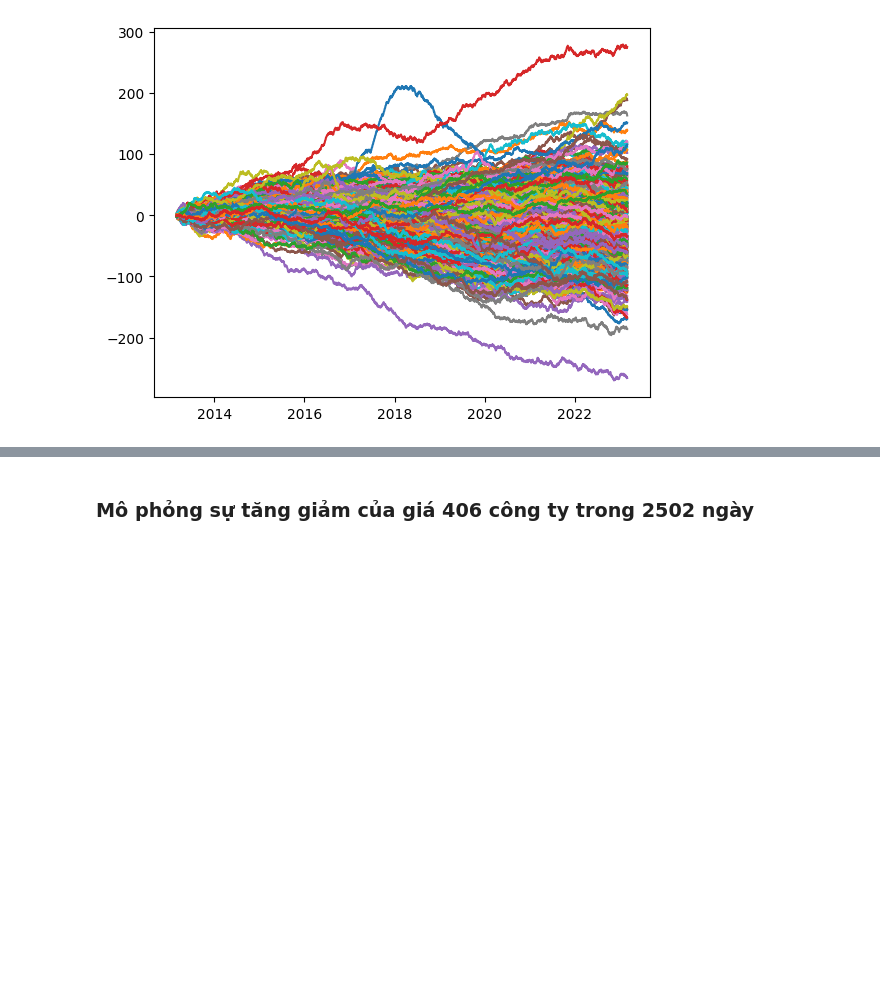
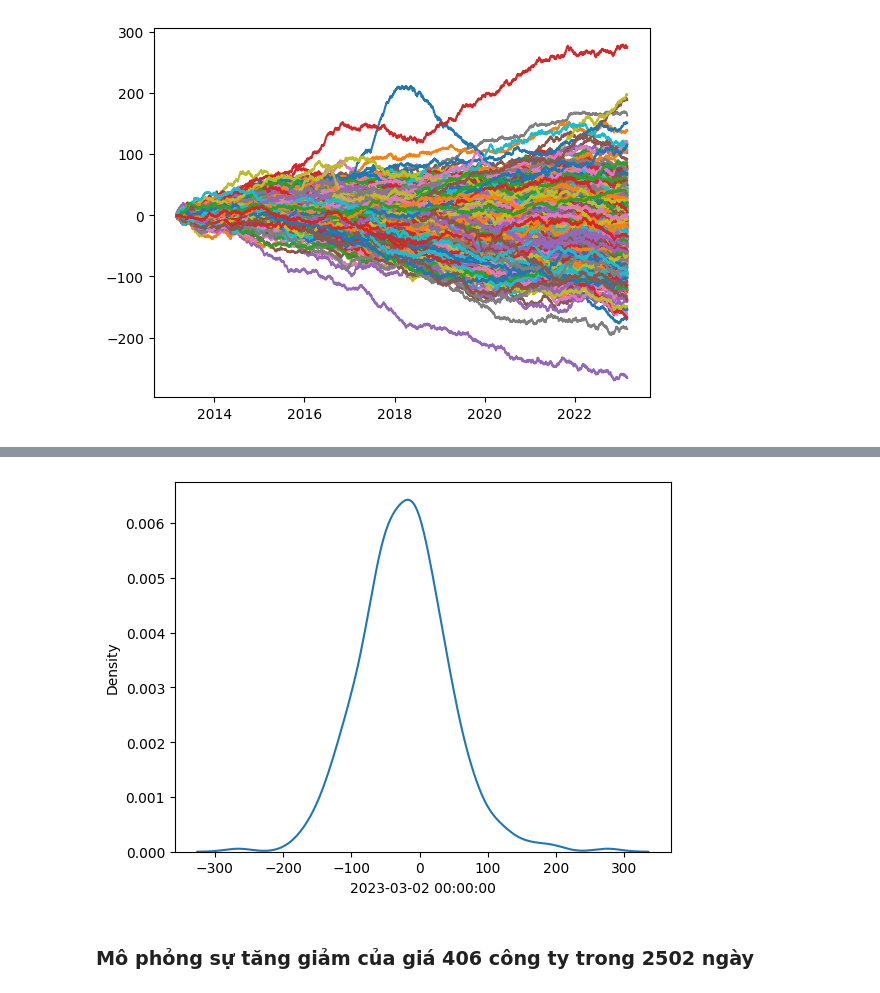
Before and after one commit to khanhtrinh2003/Financial-mathematics, a Jupyter notebook: main.ipynb, the cells around one changed output, grey strips where cells are left out. Drawn from its saved outputs; the diff is of its cells as text; code cells hidden in the pictures; blank space fills up the shorter version.

```diff
--- a/main.ipynb
+++ b/main.ipynb
@@ -118,3 +118,6 @@ plt.plot(np.cumsum(vn_sign))
  <matplotlib.lines.Line2D at 0x...>,
  <matplotlib.lines.Line2D at 0x...>]
 [figure]
+# %%
+sns.kdeplot(np.cumsum(vn_sign).iloc[-1,])
+# %% [output]
@@ -121,3 +125,4 @@ plt.plot(np.cumsum(vn_sign))
+[figure, added]
 # %% [markdown]
 ### Mô phỏng sự tăng giảm của giá 406 công ty trong 2502 ngày
 # %%
```
Also changed, not shown: parts of 1 cell of this notebook.
